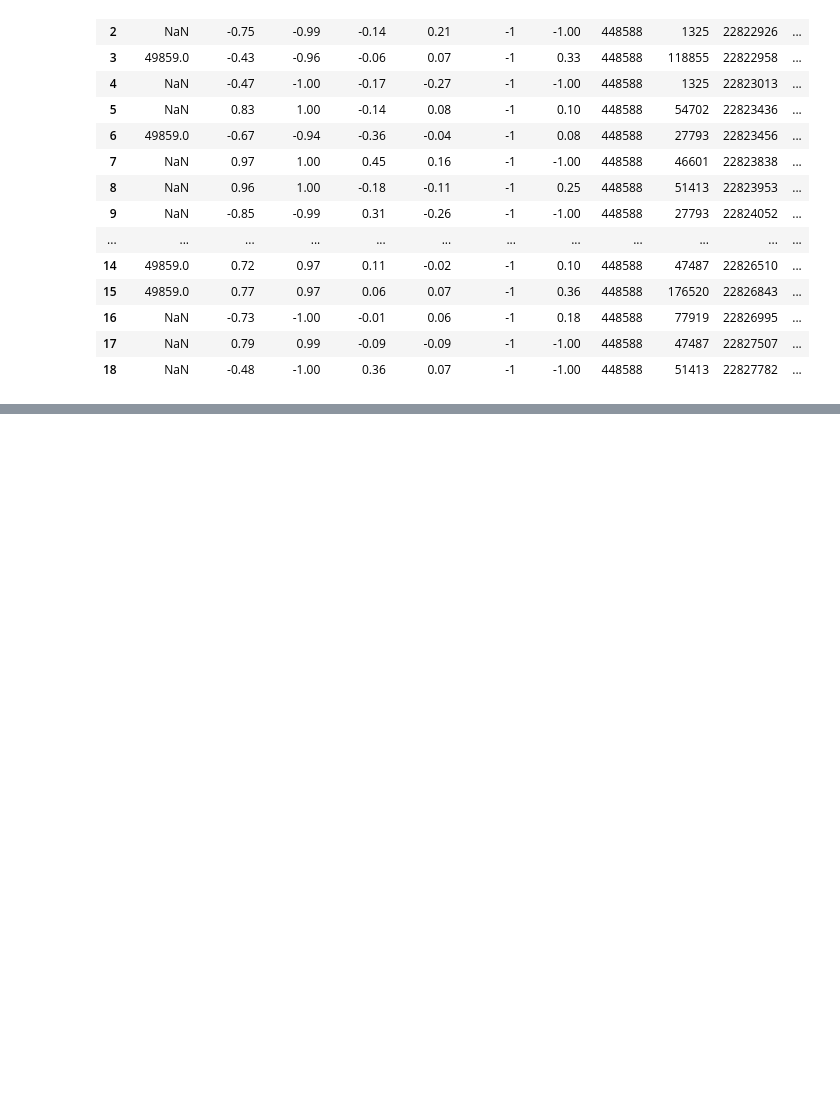
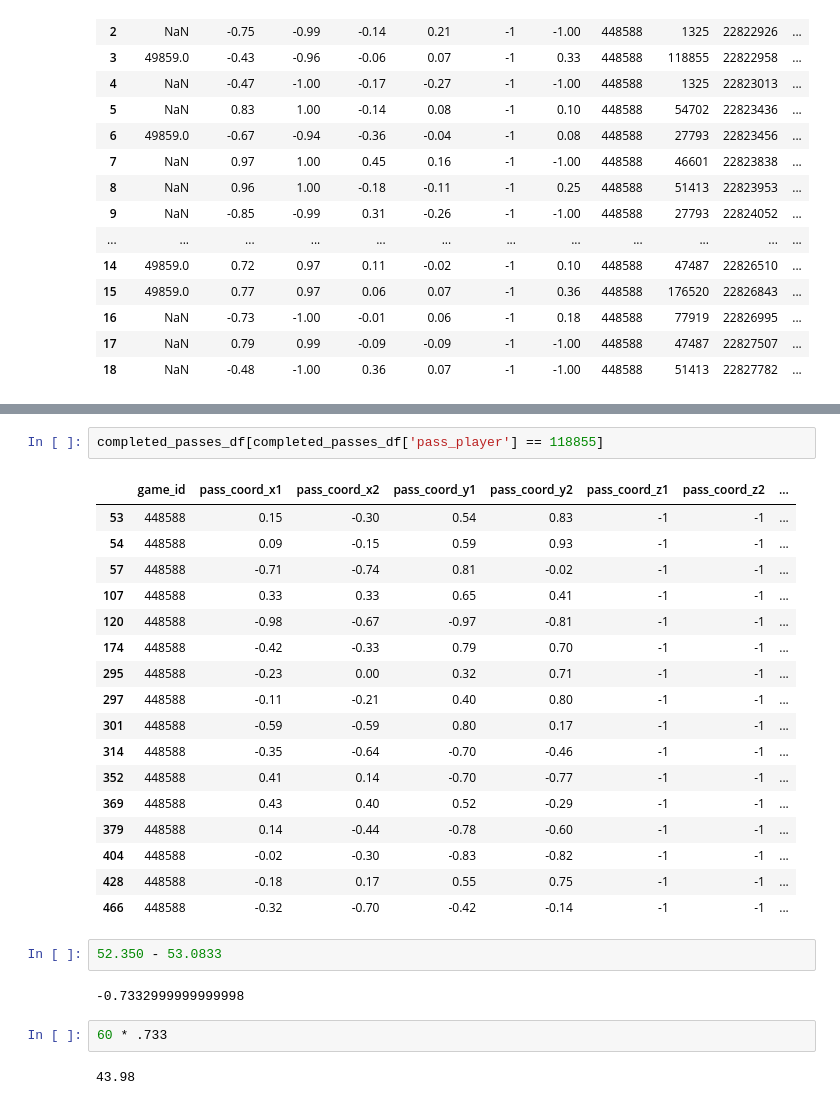
Before and after one commit to d-v-dlee/super_liga_xg, a Jupyter notebook: pass_to_shot.ipynb, the cells around one changed output, grey strips where cells are left out. Cells and saved outputs as stored; diff of their text form; blank space fills up the shorter version.

```diff
--- a/pass_to_shot.ipynb
+++ b/pass_to_shot.ipynb
@@ -188,0 +201,28 @@ shot_to_pass(shot_df, completed_passes_df)
+# %%
+completed_passes_df[completed_passes_df['pass_player'] == 118855]
+# %% [output]
+|  | game_id | pass_coord_x1 | pass_coord_x2 | pass_coord_y1 | pass_coord_y2 | pass_coord_z1 | pass_coord_z2 | ... |
+| 53 | 448588 | 0.15 | -0.30 | 0.54 | 0.83 | -1 | -1 | ... |
+| 54 | 448588 | 0.09 | -0.15 | 0.59 | 0.93 | -1 | -1 | ... |
+| 57 | 448588 | -0.71 | -0.74 | 0.81 | -0.02 | -1 | -1 | ... |
+| 107 | 448588 | 0.33 | 0.33 | 0.65 | 0.41 | -1 | -1 | ... |
+| 120 | 448588 | -0.98 | -0.67 | -0.97 | -0.81 | -1 | -1 | ... |
+| 174 | 448588 | -0.42 | -0.33 | 0.79 | 0.70 | -1 | -1 | ... |
+| 295 | 448588 | -0.23 | 0.00 | 0.32 | 0.71 | -1 | -1 | ... |
+| 297 | 448588 | -0.11 | -0.21 | 0.40 | 0.80 | -1 | -1 | ... |
+| 301 | 448588 | -0.59 | -0.59 | 0.80 | 0.17 | -1 | -1 | ... |
+| 314 | 448588 | -0.35 | -0.64 | -0.70 | -0.46 | -1 | -1 | ... |
+| 352 | 448588 | 0.41 | 0.14 | -0.70 | -0.77 | -1 | -1 | ... |
+| 369 | 448588 | 0.43 | 0.40 | 0.52 | -0.29 | -1 | -1 | ... |
+| 379 | 448588 | 0.14 | -0.44 | -0.78 | -0.60 | -1 | -1 | ... |
+| 404 | 448588 | -0.02 | -0.30 | -0.83 | -0.82 | -1 | -1 | ... |
+| 428 | 448588 | -0.18 | 0.17 | 0.55 | 0.75 | -1 | -1 | ... |
+| 466 | 448588 | -0.32 | -0.70 | -0.42 | -0.14 | -1 | -1 | ... |
+# %%
+52.350 - 53.0833
+# %% [output]
+-0.7332999999999998
+# %%
+60 * .733
+# %% [output]
+43.98
```
Also changed, not shown: parts of 18 cells of this notebook, 2 other files.
